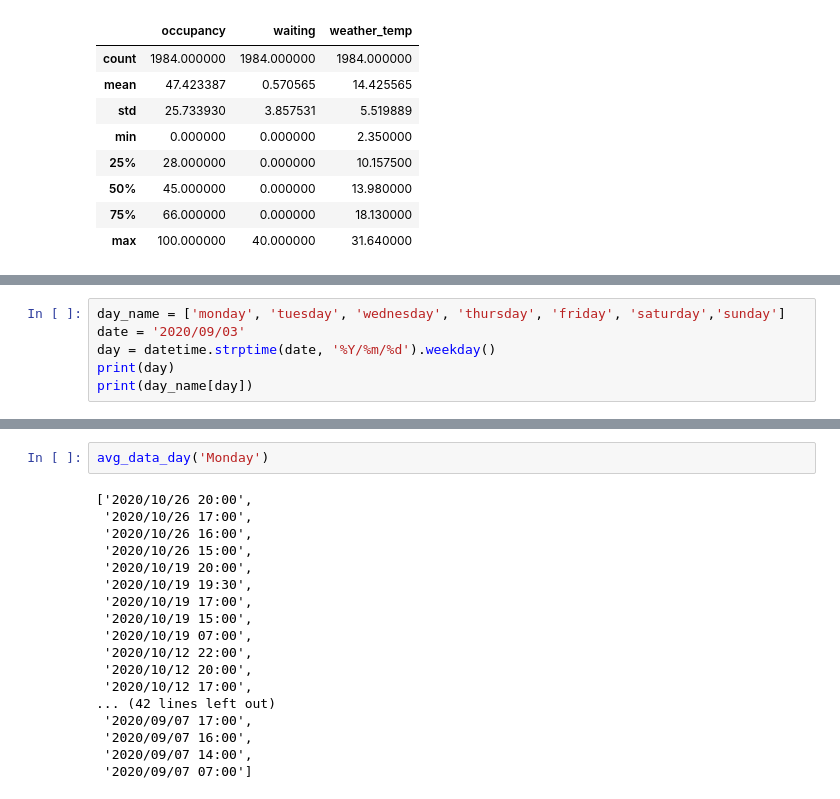
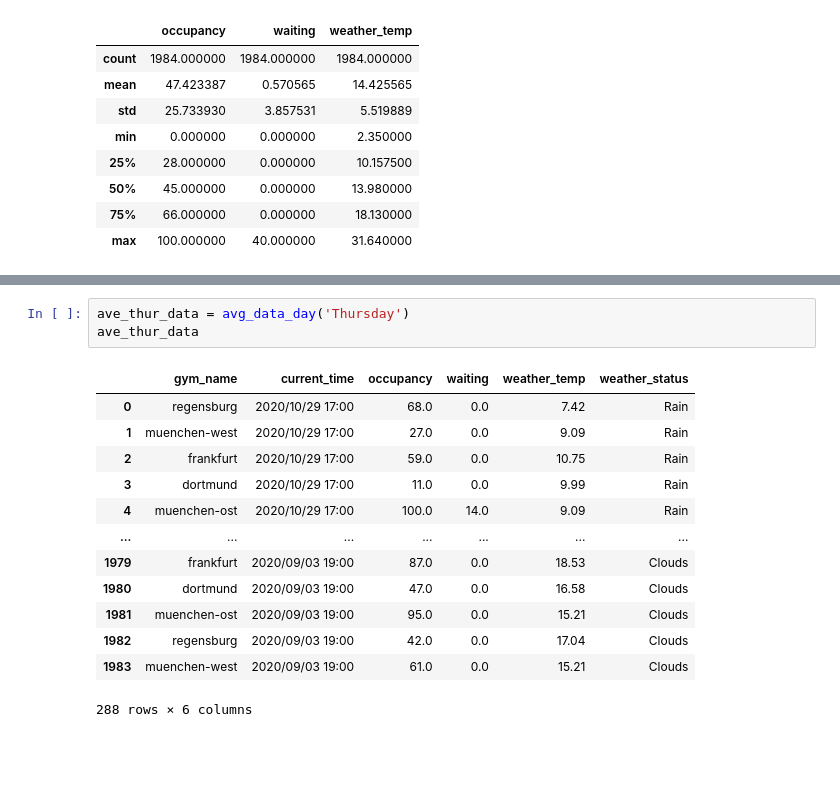
Before and after one commit to anebz/boulder, a Jupyter notebook: notebooks/average_data_for_specific_day.ipynb, the cells around one changed output, grey strips where cells are left out. Cells and saved outputs as stored; diff of their text form; blank space fills up the shorter version.

```diff
--- a/notebooks/average_data_for_specific_day.ipynb
+++ b/notebooks/average_data_for_specific_day.ipynb
@@ -39,6 +30,0 @@ Thursday
-# %%
-day_name = ['monday', 'tuesday', 'wednesday', 'thursday', 'friday', 'saturday','sunday']
-date = '2020/09/03'
-day = datetime.strptime(date, '%Y/%m/%d').weekday()
-print(day)
-print(day_name[day])
@@ -99,20 +46,17 @@ def avg_data_day(chosen_day):
-# %%
-avg_data_day('Monday')
-# %% [output]
-['2020/10/26 20:00',
- '2020/10/26 17:00',
- '2020/10/26 16:00',
- '2020/10/26 15:00',
- '2020/10/19 20:00',
- '2020/10/19 19:30',
- '2020/10/19 17:00',
- '2020/10/19 15:00',
- '2020/10/19 07:00',
- '2020/10/12 22:00',
- '2020/10/12 20:00',
- '2020/10/12 17:00',
-... (42 lines left out)
- '2020/09/07 17:00',
- '2020/09/07 16:00',
- '2020/09/07 14:00',
- '2020/09/07 07:00']
+# %%
+ave_thur_data = avg_data_day('Thursday')
+ave_thur_data
+# %% [output]
+|  | gym_name | current_time | occupancy | waiting | weather_temp | weather_status |
+| 0 | regensburg | 2020/10/29 17:00 | 68.0 | 0.0 | 7.42 | Rain |
+| 1 | muenchen-west | 2020/10/29 17:00 | 27.0 | 0.0 | 9.09 | Rain |
+| 2 | frankfurt | 2020/10/29 17:00 | 59.0 | 0.0 | 10.75 | Rain |
+| 3 | dortmund | 2020/10/29 17:00 | 11.0 | 0.0 | 9.99 | Rain |
+| 4 | muenchen-ost | 2020/10/29 17:00 | 100.0 | 14.0 | 9.09 | Rain |
+| ... | ... | ... | ... | ... | ... | ... |
+| 1979 | frankfurt | 2020/09/03 19:00 | 87.0 | 0.0 | 18.53 | Clouds |
+| 1980 | dortmund | 2020/09/03 19:00 | 47.0 | 0.0 | 16.58 | Clouds |
+| 1981 | muenchen-ost | 2020/09/03 19:00 | 95.0 | 0.0 | 15.21 | Clouds |
+| 1982 | regensburg | 2020/09/03 19:00 | 42.0 | 0.0 | 17.04 | Clouds |
+| 1983 | muenchen-west | 2020/09/03 19:00 | 61.0 | 0.0 | 15.21 | Clouds |
+288 rows × 6 columns
```
Also changed, not shown: parts of 13 cells of this notebook.
